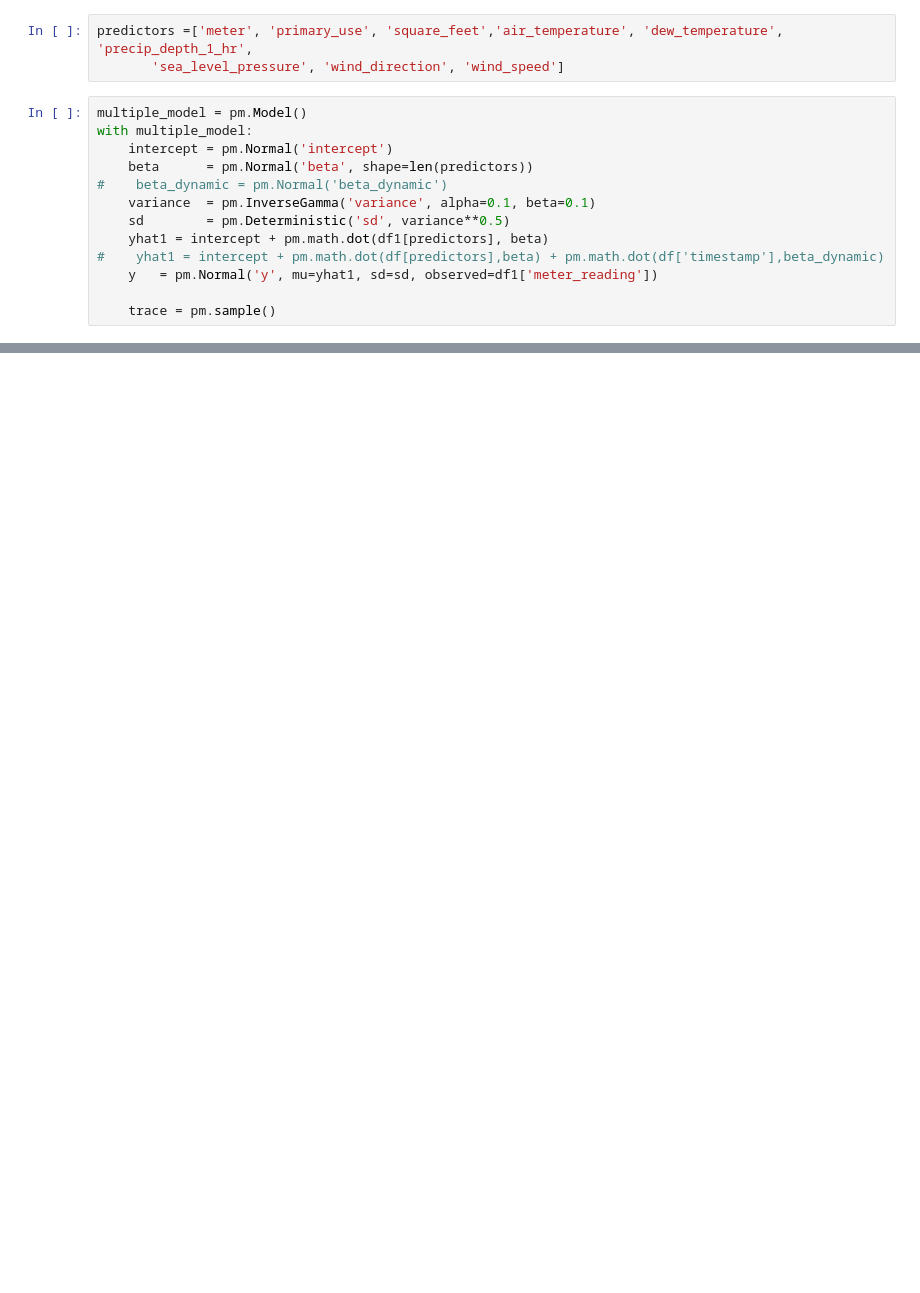
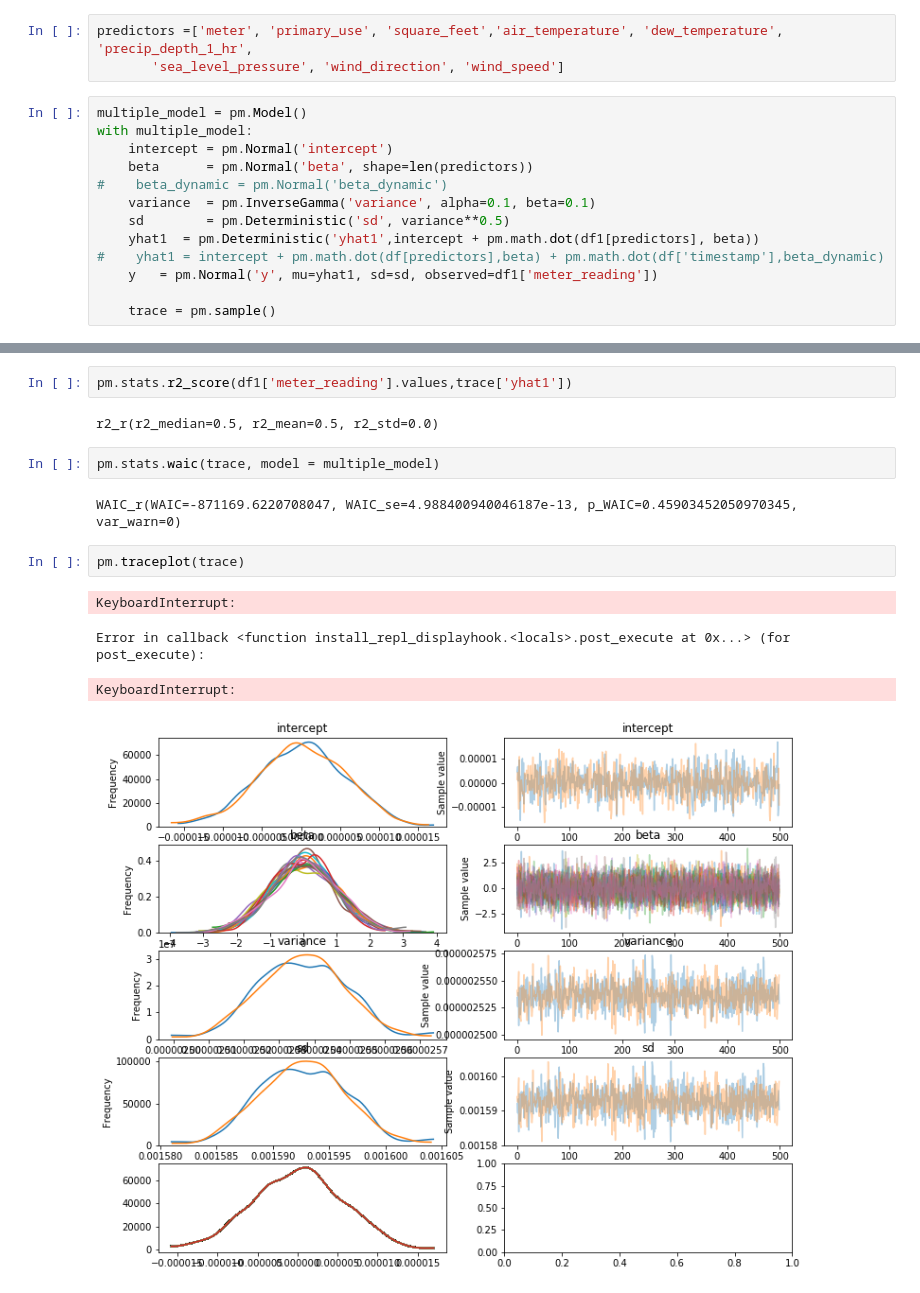
Before and after one commit to FangFeng-077/great-energy-predictor, a Jupyter notebook: hw_7.ipynb, the cells around one changed output, grey strips where cells are left out. Saved outputs shown, nothing was run; the diff lists cells and outputs as text; blank space fills up the shorter version.

```diff
--- a/hw_7.ipynb
+++ b/hw_7.ipynb
@@ -292,7 +223,7 @@ with multiple_model:
 #    beta_dynamic = pm.Normal('beta_dynamic')
     variance  = pm.InverseGamma('variance', alpha=0.1, beta=0.1)
     sd        = pm.Deterministic('sd', variance**0.5)
-    yhat1 = intercept + pm.math.dot(df1[predictors], beta)
+    yhat1  = pm.Deterministic('yhat1',intercept + pm.math.dot(df1[predictors], beta))
 #    yhat1 = intercept + pm.math.dot(df[predictors],beta) + pm.math.dot(df['timestamp'],beta_dynamic)
     y   = pm.Normal('y', mu=yhat1, sd=sd, observed=df1['meter_reading'])
 
@@ -331,0 +246,15 @@ pip install arviz
+# %%
+pm.stats.r2_score(df1['meter_reading'].values,trace['yhat1'])
+# %% [output]
+r2_r(r2_median=0.5, r2_mean=0.5, r2_std=0.0)
+# %%
+pm.stats.waic(trace, model = multiple_model)
+# %% [output]
+WAIC_r(WAIC=-871169.6220708047, WAIC_se=4.988400940046187e-13, p_WAIC=0.45903452050970345, var_warn=0)
+# %%
+pm.traceplot(trace)
+# %% [output]
+KeyboardInterrupt:
+Error in callback <function install_repl_displayhook.<locals>.post_execute at 0x...> (for post_execute):
+KeyboardInterrupt:
+[figure, added]
```
Also changed, not shown: parts of 39 cells of this notebook.
